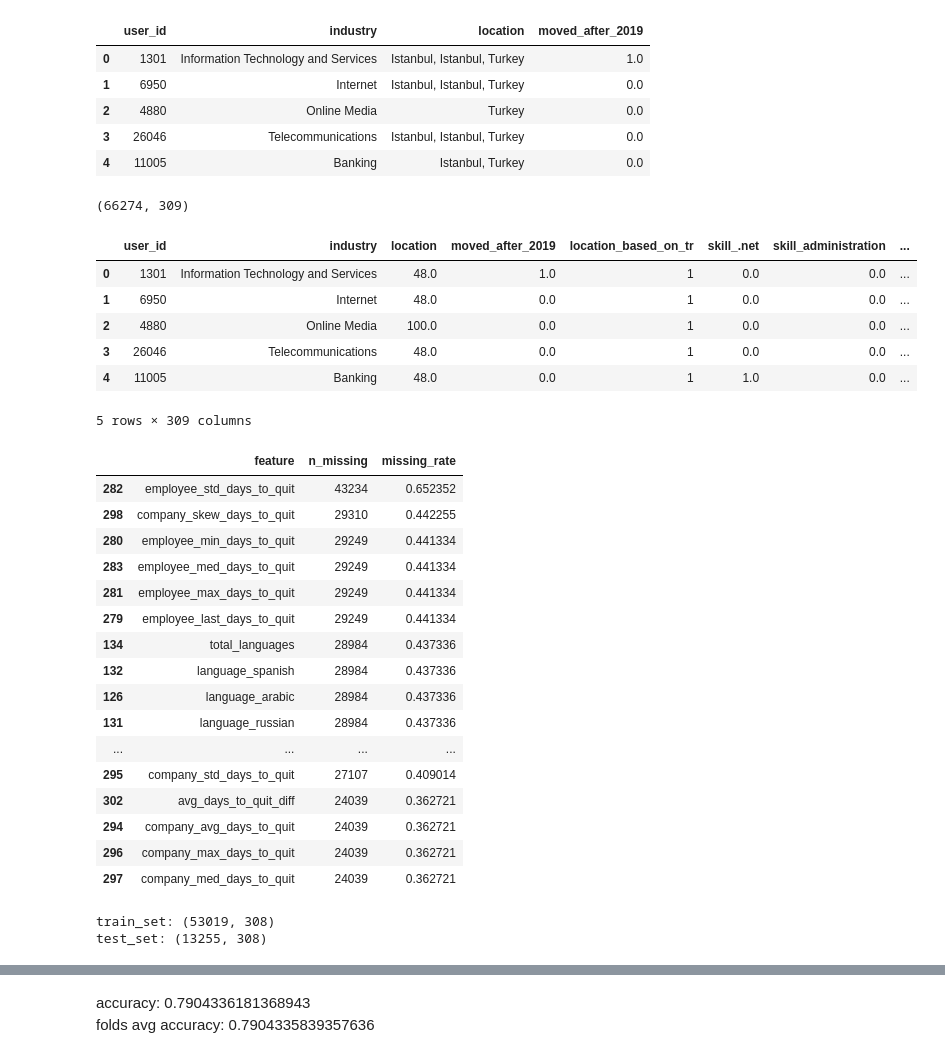
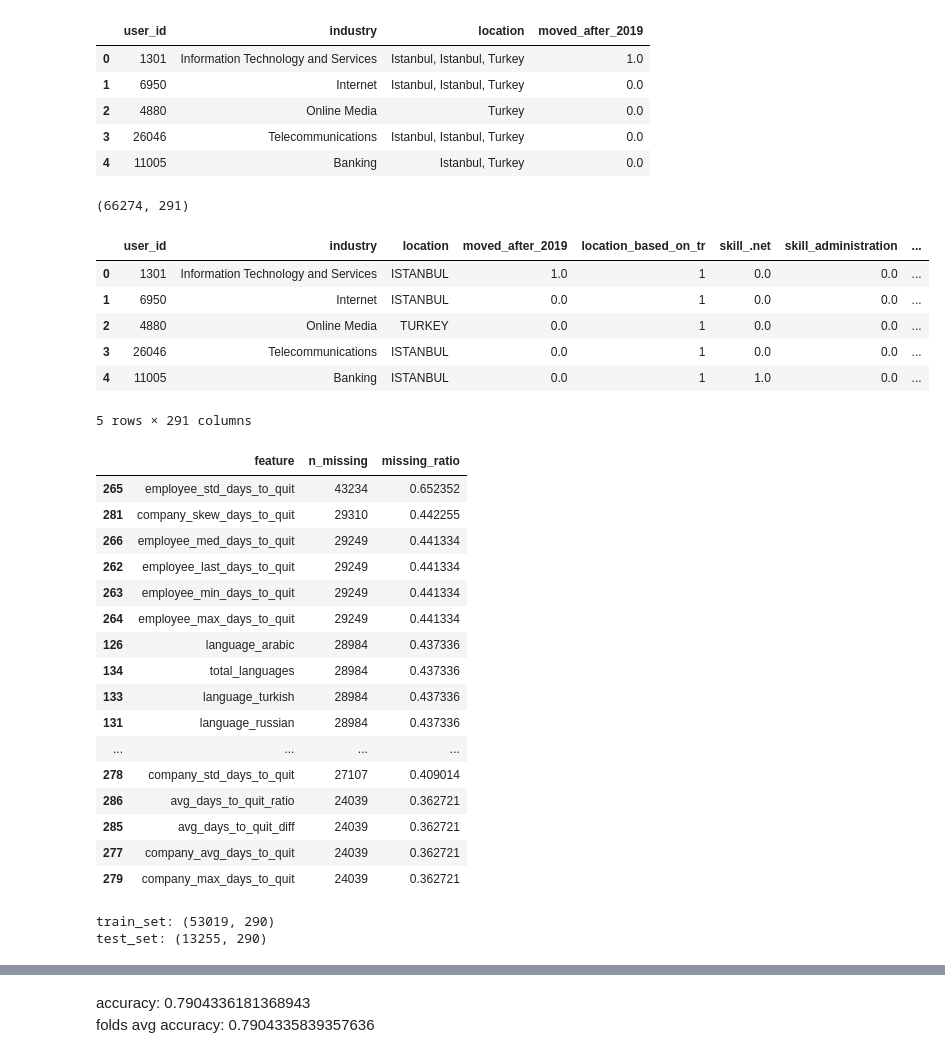
Before and after one commit to sercanyesiloz/Garanti-BBVA-Data-Camp-Coderspace, a Jupyter notebook: FE & Modelling.ipynb, the cells around one changed output, grey strips where cells are left out. Cells and saved outputs as stored; diff of their text form; code cells hidden in the pictures.

```diff
--- a/FE & Modelling.ipynb
+++ b/FE & Modelling.ipynb
@@ -7,36 +7,33 @@ import numpy as np
 from utils import *
 import pandas as pd
 from copy import deepcopy
+from feature_extraction import *
 from xgboost import XGBClassifier
 from catboost import CatBoostClassifier
 from train_models import get_model_scores
-from sklearn.model_selection import train_test_split, KFold, StratifiedKFold
-from sklearn.metrics import accuracy_score, f1_score, classification_report
+from sklearn.metrics import accuracy_score
+from sklearn.model_selection import train_test_split, StratifiedKFold
 warnings.filterwarnings('ignore')
-%run skills.ipynb
-%run languages.ipynb
-%run work_experiences.ipynb
-%run education.ipynb
 
 class config:
     train_path = '../../../datasets/garanti-bbva-data-camp/train_users.csv'
     test_path = '../../../datasets/garanti-bbva-data-camp/test_users.csv'
     sub_path = '../../../datasets/garanti-bbva-data-camp/submission.csv'
-    skills_path = '../../../datasets/garanti-bbva-data-camp/clean_skills_v2.csv'
+    skills_path = '../../../datasets/garanti-bbva-data-camp/clean_skills.csv'
     languages_path = '../../../datasets/garanti-bbva-data-camp/clean_language.csv'
-    education_path = '../../../datasets/garanti-bbva-data-camp/clean_education_v2.csv'
+    education_path = '../../../datasets/garanti-bbva-data-camp/clean_education.csv'
     exp_path = '../../../datasets/garanti-bbva-data-camp/work_experiences.csv'
     seed = 42
     n_folds = 6
-    study_size = 50
+    study_size = 55
     school_size = 50
     language_size = 8
-    degree_size = 40
+    degree_size = 18
     skill_size = 120
     skill_exact_match =  False
     degree_exact_match =  True
     school_exact_match =  True
-    study_exact_match =  True
+    study_exact_match =  False
 # %%
 train_df = pd.read_csv(config.train_path)
 test_df = pd.read_csv(config.test_path)
@@ -75,43 +72,43 @@ def fix_location(dataframe: pd.DataFrame, feature: str = 'location') -> pd.DataF
     return df_
 
 skills_df = load_skills(config.skills_path, config.skill_size, exact_match=config.skill_exact_match)
 school_df = load_school(config.education_path, config.school_size, exact_match = config.school_exact_match)
 degree_df = load_degree(config.education_path, config.degree_size, exact_match = config.degree_exact_match)
 study_df = load_study(config.education_path, config.study_size, exact_match = config.study_exact_match)
 lang_df = load_languages(config.languages_path, config.language_size)
 exp_df = load_work_experiences(config.exp_path)
 
 df = fix_location(df)
 df = df.merge(skills_df, on = ['user_id'], how = 'left')
 df = df.merge(lang_df, on = ['user_id'], how = 'left')
 df = df.merge(school_df, on = ['user_id'], how = 'left')
 df = df.merge(degree_df, on = ['user_id'], how = 'left')
 df = df.merge(study_df, on = ['user_id'], how = 'left')
 df = df.merge(exp_df, on = ['user_id'], how = 'left')
 df = add_populations(df)
 #df = add_employment(df)
 
 df['nunique_company_by_industries'] = df.groupby(by = 'industry')['company_id'].transform('nunique')
 df['active_employees_by_companies'] = df.groupby(by = 'company_id')['user_id'].transform('nunique')
-df['nunique_industries_by_companies'] = df.groupby(by = 'company_id')['industry'].transform('nunique')
+#df['nunique_industries_by_companies'] = df.groupby(by = 'company_id')['industry'].transform('nunique')
 
 #df['active_employees_by_industries'] = df.groupby(by = 'industry')['user_id'].transform('nunique')
 #df['nunique_locations_by_industries'] = df.groupby(by = 'industry')['location'].transform('nunique')
 
-train_df = df.loc[df['moved_after_2019'].notnull()]
-test_df = df.loc[df['moved_after_2019'].isnull()]
-train_df, test_df = label_encode(["company_id", 'location'], train_df, test_df, fillna=True)
-df = train_df.append(test_df).reset_index(drop = True)
+#train_df = df.loc[df['moved_after_2019'].notnull()]
+#test_df = df.loc[df['moved_after_2019'].isnull()]
+#train_df, test_df = label_encode(["company_id", 'location'], train_df, test_df, fillna=True)
+#df = train_df.append(test_df).reset_index(drop = True)
 
 print(df.shape)
 df.head()
 # %% [output]
-(66274, 309)
+(66274, 291)
 |  | user_id | industry | location | moved_after_2019 | location_based_on_tr | skill_.net | skill_administration | ... |
-| 0 | 1301 | Information Technology and Services | 48.0 | 1.0 | 1 | 0.0 | 0.0 | ... |
-| 1 | 6950 | Internet | 48.0 | 0.0 | 1 | 0.0 | 0.0 | ... |
-| 2 | 4880 | Online Media | 100.0 | 0.0 | 1 | 0.0 | 0.0 | ... |
-| 3 | 26046 | Telecommunications | 48.0 | 0.0 | 1 | 0.0 | 0.0 | ... |
-| 4 | 11005 | Banking | 48.0 | 0.0 | 1 | 1.0 | 0.0 | ... |
+| 0 | 1301 | Information Technology and Services | ISTANBUL | 1.0 | 1 | 0.0 | 0.0 | ... |
+| 1 | 6950 | Internet | ISTANBUL | 0.0 | 1 | 0.0 | 0.0 | ... |
+| 2 | 4880 | Online Media | TURKEY | 0.0 | 1 | 0.0 | 0.0 | ... |
+| 3 | 26046 | Telecommunications | ISTANBUL | 0.0 | 1 | 0.0 | 0.0 | ... |
+| 4 | 11005 | Banking | ISTANBUL | 0.0 | 1 | 1.0 | 0.0 | ... |
-5 rows × 309 columns
+5 rows × 291 columns
 # %%
@@ -181,23 +168,23 @@ df.head()
 # %%
 check_missing(df)[:20]
 # %% [output]
-|  | feature | n_missing | missing_rate |
-| 282 | employee_std_days_to_quit | 43234 | 0.652352 |
-| 298 | company_skew_days_to_quit | 29310 | 0.442255 |
-| 280 | employee_min_days_to_quit | 29249 | 0.441334 |
-| 283 | employee_med_days_to_quit | 29249 | 0.441334 |
-| 281 | employee_max_days_to_quit | 29249 | 0.441334 |
-| 279 | employee_last_days_to_quit | 29249 | 0.441334 |
+|  | feature | n_missing | missing_ratio |
+| 265 | employee_std_days_to_quit | 43234 | 0.652352 |
+| 281 | company_skew_days_to_quit | 29310 | 0.442255 |
+| 266 | employee_med_days_to_quit | 29249 | 0.441334 |
+| 262 | employee_last_days_to_quit | 29249 | 0.441334 |
+| 263 | employee_min_days_to_quit | 29249 | 0.441334 |
+| 264 | employee_max_days_to_quit | 29249 | 0.441334 |
+| 126 | language_arabic | 28984 | 0.437336 |
 | 134 | total_languages | 28984 | 0.437336 |
-| 132 | language_spanish | 28984 | 0.437336 |
-| 126 | language_arabic | 28984 | 0.437336 |
+| 133 | language_turkish | 28984 | 0.437336 |
 | 131 | language_russian | 28984 | 0.437336 |
 | ... | ... | ... | ... |
-| 295 | company_std_days_to_quit | 27107 | 0.409014 |
-| 302 | avg_days_to_quit_diff | 24039 | 0.362721 |
-| 294 | company_avg_days_to_quit | 24039 | 0.362721 |
-| 296 | company_max_days_to_quit | 24039 | 0.362721 |
-| 297 | company_med_days_to_quit | 24039 | 0.362721 |
+| 278 | company_std_days_to_quit | 27107 | 0.409014 |
+| 286 | avg_days_to_quit_ratio | 24039 | 0.362721 |
+| 285 | avg_days_to_quit_diff | 24039 | 0.362721 |
+| 277 | company_avg_days_to_quit | 24039 | 0.362721 |
+| 279 | company_max_days_to_quit | 24039 | 0.362721 |
 # %%
 #df[['total_degrees', target]].corr()
 # %%
@@ -224,5 +211,5 @@ test_set = df.loc[df[target].isnull()].drop(columns=drop_features, axis = 1)
 print(f'train_set: {train_set.shape}')
 print(f'test_set: {test_set.shape}')
 # %% [output]
-train_set: (53019, 308)
-test_set: (13255, 308)
+train_set: (53019, 290)
+test_set: (13255, 290)
```
Also changed, not shown: parts of 12 cells of this notebook, 20 other files.
